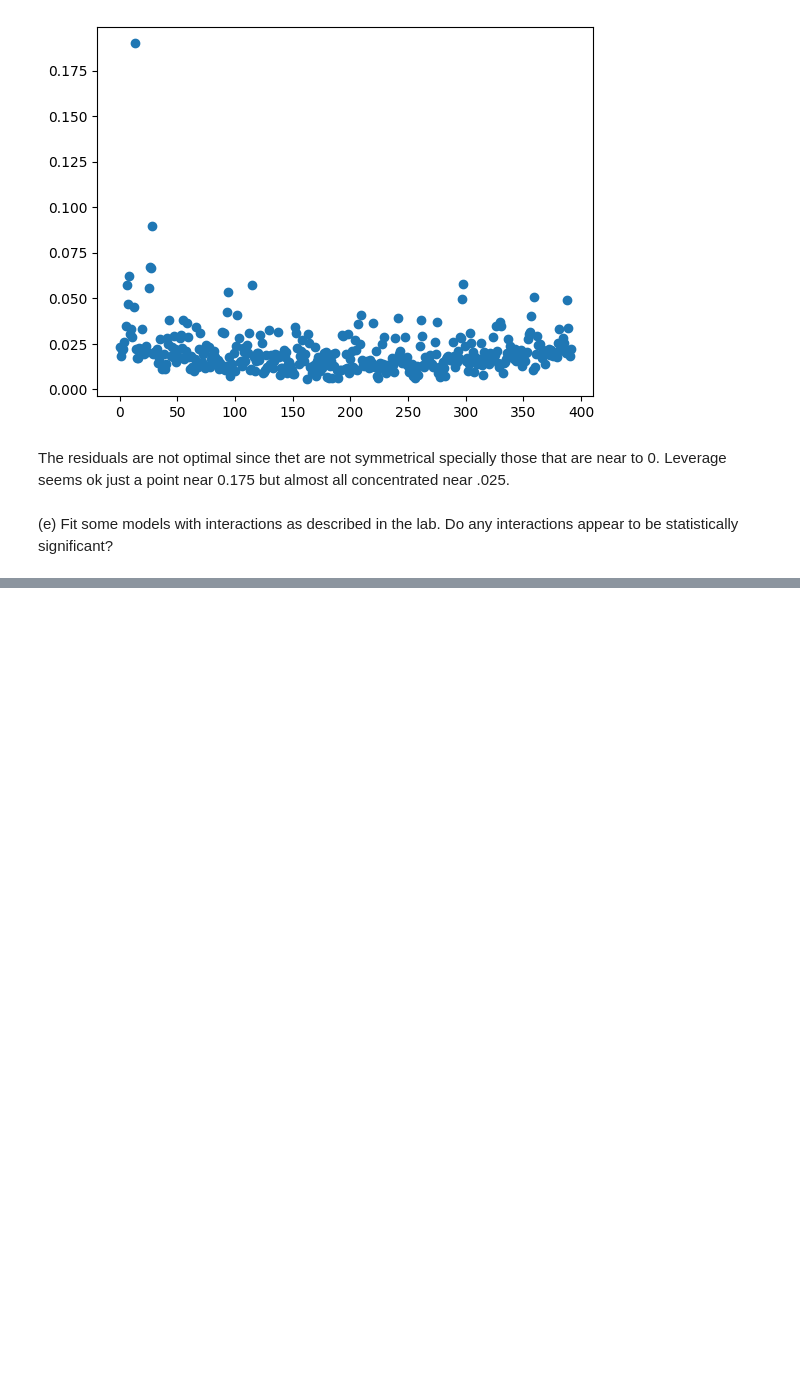
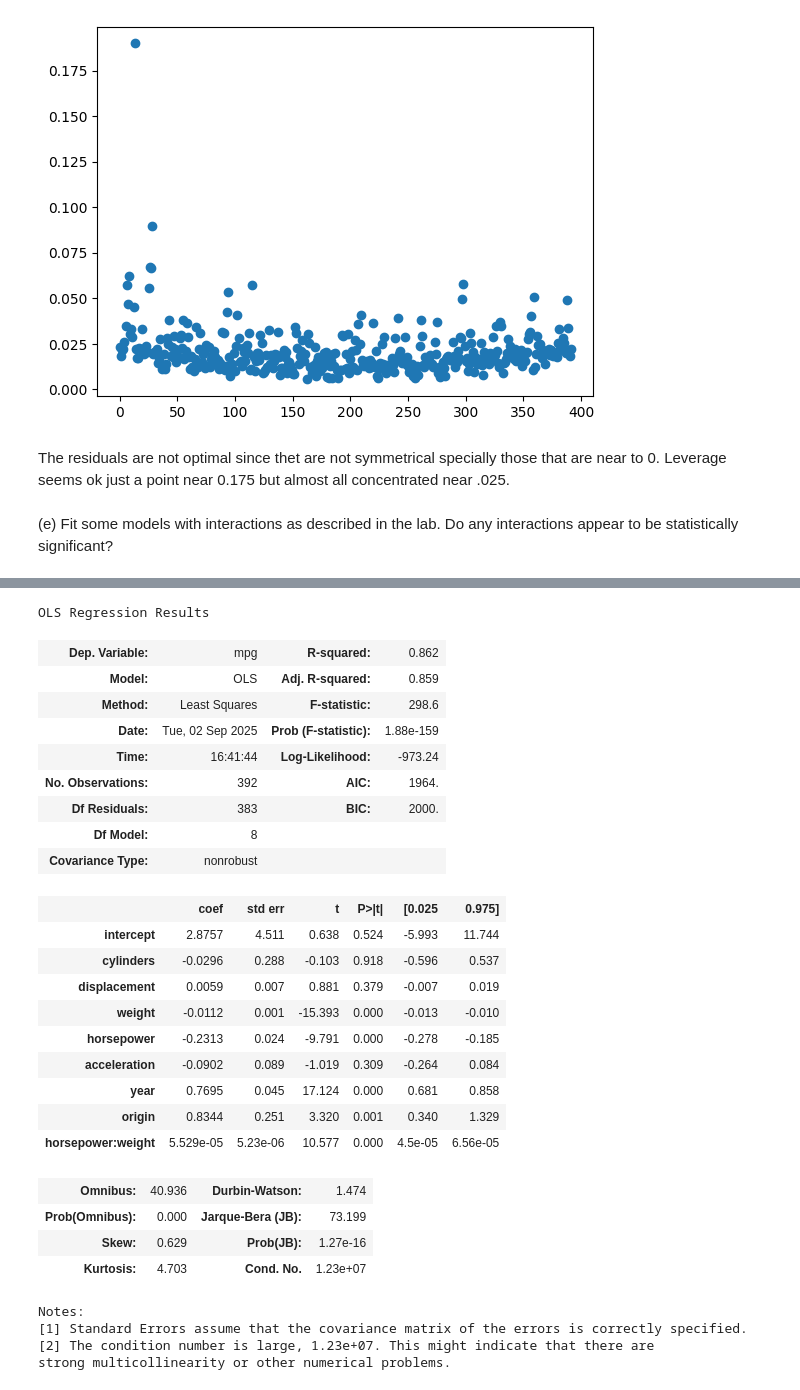
Before and after one commit to hinojosaad/islp, a Jupyter notebook: Chapter3/ch3.ipynb, the cells around one changed output, grey strips where cells are left out. Saved outputs shown, nothing was run; the diff lists cells and outputs as text; code cells hidden in the pictures; blank space fills up the shorter version.

```diff
--- a/Chapter3/ch3.ipynb
+++ b/Chapter3/ch3.ipynb
@@ -214,0 +283,44 @@ The residuals are not optimal since thet are not symmetrical specially those tha
+# %%
+X = MS([
+    'cylinders',
+    'displacement',
+    'weight',
+    'horsepower',
+    'acceleration',
+    'year',
+    'origin',
+    ('horsepower', 'weight')
+]).fit_transform(Auto)
+y = Auto['mpg']
+model = sm.OLS(y, X)
+results = model.fit()
+results.summary()
+# %% [output]
+OLS Regression Results
+| Dep. Variable: | mpg | R-squared: | 0.862 |
+| Model: | OLS | Adj. R-squared: | 0.859 |
+| Method: | Least Squares | F-statistic: | 298.6 |
+| Date: | Tue, 02 Sep 2025 | Prob (F-statistic): | 1.88e-159 |
+| Time: | 16:41:44 | Log-Likelihood: | -973.24 |
+| No. Observations: | 392 | AIC: | 1964. |
+| Df Residuals: | 383 | BIC: | 2000. |
+| Df Model: | 8 |  |  |
+| Covariance Type: | nonrobust |  |  |
+|  | coef | std err | t | P>|t| | [0.025 | 0.975] |
+| intercept | 2.8757 | 4.511 | 0.638 | 0.524 | -5.993 | 11.744 |
+| cylinders | -0.0296 | 0.288 | -0.103 | 0.918 | -0.596 | 0.537 |
+| displacement | 0.0059 | 0.007 | 0.881 | 0.379 | -0.007 | 0.019 |
+| weight | -0.0112 | 0.001 | -15.393 | 0.000 | -0.013 | -0.010 |
+| horsepower | -0.2313 | 0.024 | -9.791 | 0.000 | -0.278 | -0.185 |
+| acceleration | -0.0902 | 0.089 | -1.019 | 0.309 | -0.264 | 0.084 |
+| year | 0.7695 | 0.045 | 17.124 | 0.000 | 0.681 | 0.858 |
+| origin | 0.8344 | 0.251 | 3.320 | 0.001 | 0.340 | 1.329 |
+| horsepower:weight | 5.529e-05 | 5.23e-06 | 10.577 | 0.000 | 4.5e-05 | 6.56e-05 |
+| Omnibus: | 40.936 | Durbin-Watson: | 1.474 |
+| Prob(Omnibus): | 0.000 | Jarque-Bera (JB): | 73.199 |
+| Skew: | 0.629 | Prob(JB): | 1.27e-16 |
+| Kurtosis: | 4.703 | Cond. No. | 1.23e+07 |
+Notes:
+[1] Standard Errors assume that the covariance matrix of the errors is correctly specified.
+[2] The condition number is large, 1.23e+07. This might indicate that there are
+strong multicollinearity or other numerical problems.
```
Also changed, not shown: parts of 15 cells of this notebook.
